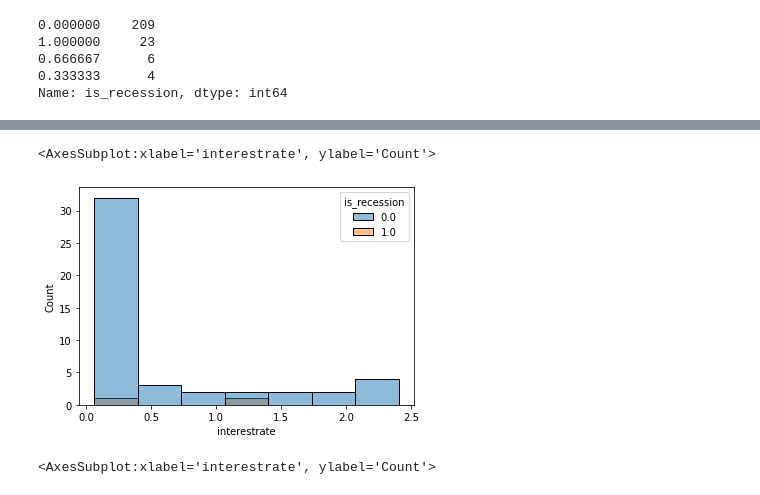
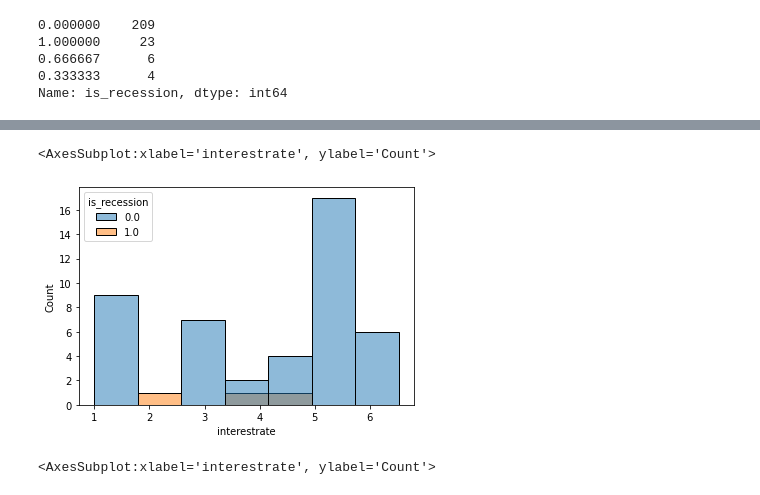
Before and after one commit to QinzhiChen/recession_prediction, a Jupyter notebook: Untitled.ipynb, the cells around one changed output, grey strips where cells are left out. Drawn from its saved outputs; the diff is of its cells as text; code cells hidden in the pictures.

```diff
--- a/Untitled.ipynb
+++ b/Untitled.ipynb
@@ -44,7 +44,7 @@ from sklearn.impute import SimpleImputer
 import warnings
 import pandas as pd
 train_size = int(len(eco_df) * .5)
-validate_size = int(len(eco_df) * .3)
+validate_size = int(len(eco_df) * .2)
 test_size = int(len(eco_df) - train_size - validate_size)
 validate_end_index = train_size + validate_size
 
@@ -57,3 +57,5 @@ train[round(train,2)==0.67]=1
 train[round(train,2)==0.33]=0
 test[round(test,2)==0.67]=1
 test[round(test,2)==0.33]=1
+validate[round(validate,2)==0.67]=1
+validate[round(validate,2)==0.33]=1
@@ -60,8 +80,8 @@ test[round(test,2)==0.33]=1
 # %%
-sns.histplot(data=test,x='interestrate',hue='is_recession')
+sns.histplot(data=validate,x='interestrate',hue='is_recession')
 # %% [output]
 <AxesSubplot:xlabel='interestrate', ylabel='Count'>
-[figure, old version]
+[figure, new version]
 # %%
 sns.histplot(data=train,x='interestrate',hue='is_recession')
 # %% [output]
```
Also changed, not shown: parts of 22 cells of this notebook.
